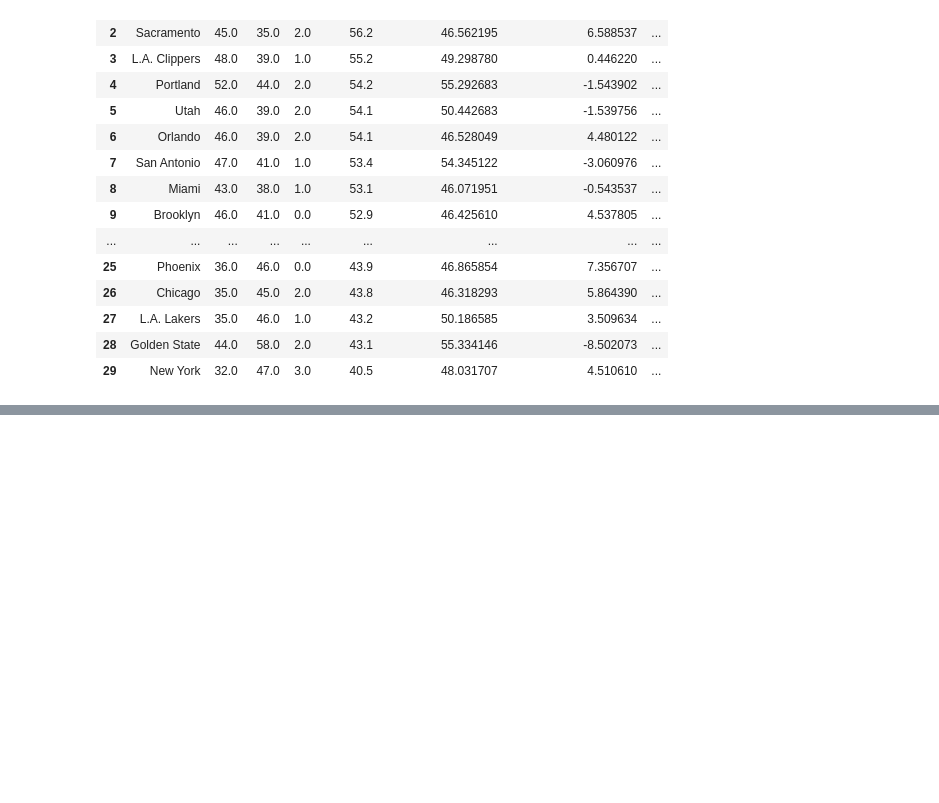
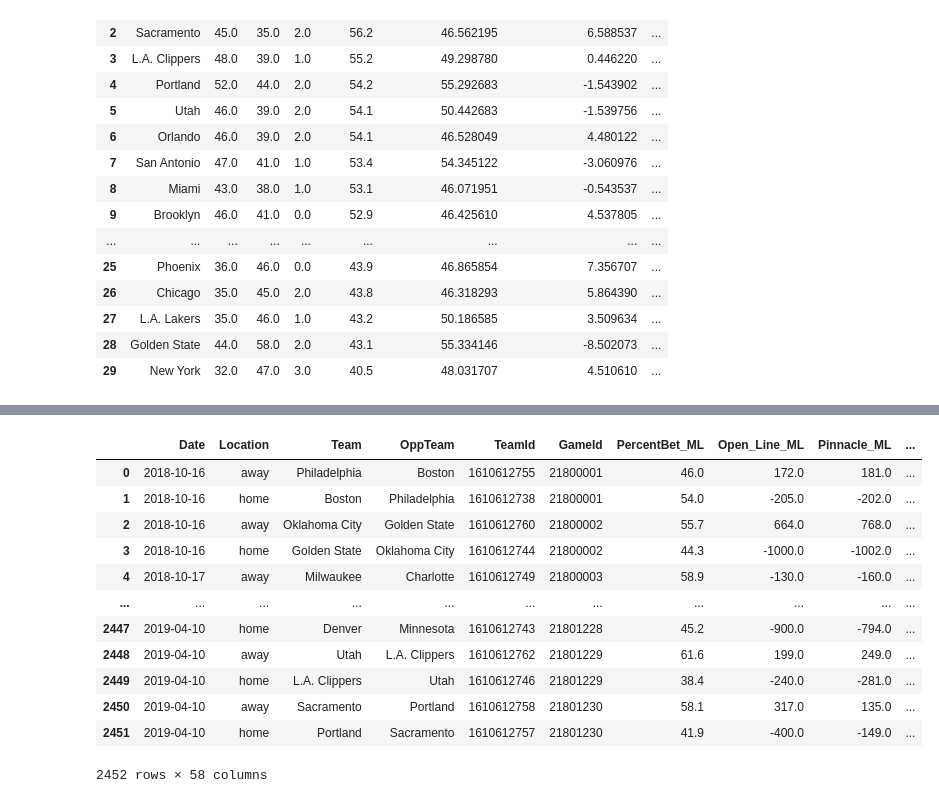
Before and after one commit to kyle-rgb/ETL_Project, a Jupyter notebook: MondayClean_New.ipynb, the cells around one changed output, grey strips where cells are left out. Cells and saved outputs as stored; diff of their text form; code cells hidden in the pictures; blank space fills up the shorter version.

```diff
--- a/MondayClean_New.ipynb
+++ b/MondayClean_New.ipynb
@@ -241,0 +328,17 @@ new_grouped_df
+# %%
+vegas_df2 = pd.read_csv("2018-19/vegas.csv", parse_dates=[0])
+vegas_df2
+# %% [output]
+|  | Date | Location | Team | OppTeam | TeamId | GameId | PercentBet_ML | Open_Line_ML | Pinnacle_ML | ... |
+| 0 | 2018-10-16 | away | Philadelphia | Boston | 1610612755 | 21800001 | 46.0 | 172.0 | 181.0 | ... |
+| 1 | 2018-10-16 | home | Boston | Philadelphia | 1610612738 | 21800001 | 54.0 | -205.0 | -202.0 | ... |
+| 2 | 2018-10-16 | away | Oklahoma City | Golden State | 1610612760 | 21800002 | 55.7 | 664.0 | 768.0 | ... |
+| 3 | 2018-10-16 | home | Golden State | Oklahoma City | 1610612744 | 21800002 | 44.3 | -1000.0 | -1002.0 | ... |
+| 4 | 2018-10-17 | away | Milwaukee | Charlotte | 1610612749 | 21800003 | 58.9 | -130.0 | -160.0 | ... |
+| ... | ... | ... | ... | ... | ... | ... | ... | ... | ... | ... |
+| 2447 | 2019-04-10 | home | Denver | Minnesota | 1610612743 | 21801228 | 45.2 | -900.0 | -794.0 | ... |
+| 2448 | 2019-04-10 | away | Utah | L.A. Clippers | 1610612762 | 21801229 | 61.6 | 199.0 | 249.0 | ... |
+| 2449 | 2019-04-10 | home | L.A. Clippers | Utah | 1610612746 | 21801229 | 38.4 | -240.0 | -281.0 | ... |
+| 2450 | 2019-04-10 | away | Sacramento | Portland | 1610612758 | 21801230 | 58.1 | 317.0 | 135.0 | ... |
+| 2451 | 2019-04-10 | home | Portland | Sacramento | 1610612757 | 21801230 | 41.9 | -400.0 | -149.0 | ... |
+2452 rows × 58 columns
```
Also changed, not shown: parts of 28 cells of this notebook.
